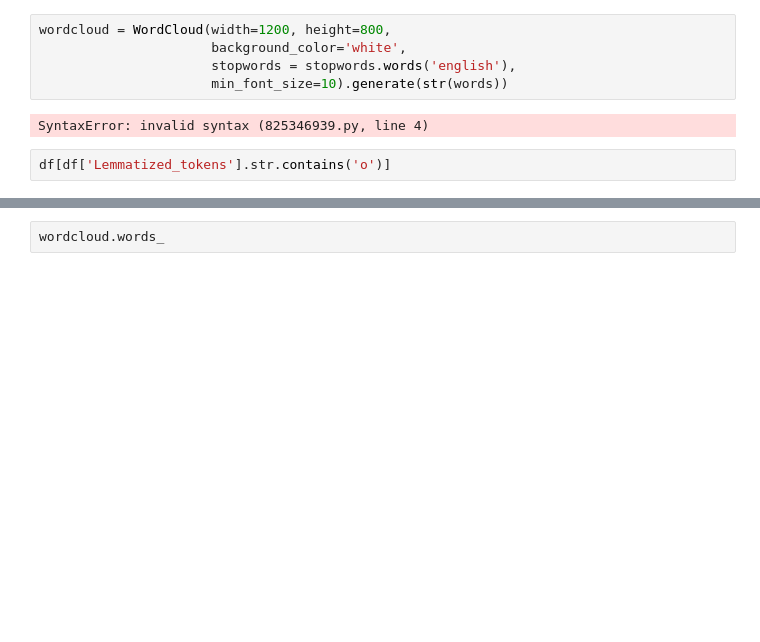
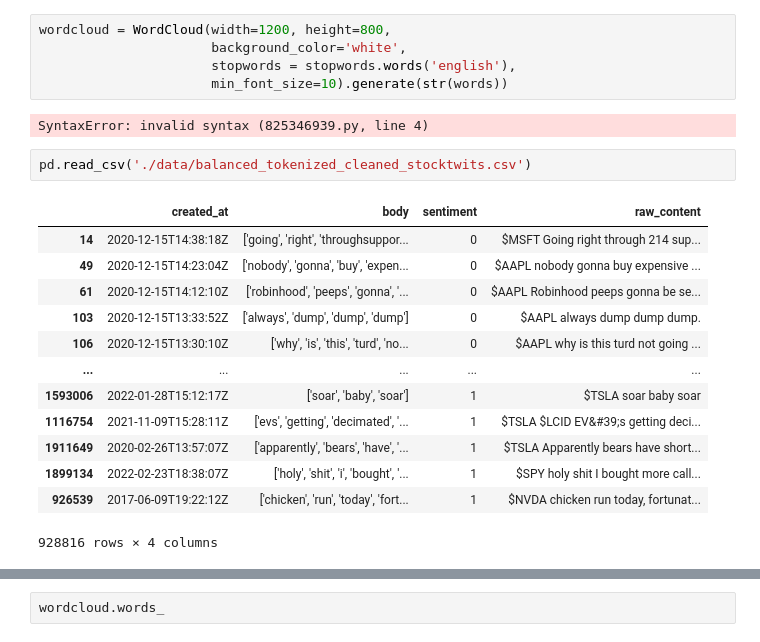
Before and after one commit to danielosetiawan/NLP_sentiment_analysis, a Jupyter notebook: Text Exploratory Analysis.ipynb, the cells around one changed output, grey strips where cells are left out. Drawn from its saved outputs; the diff is of its cells as text; blank space fills up the shorter version.

```diff
--- a/Text Exploratory Analysis.ipynb
+++ b/Text Exploratory Analysis.ipynb
@@ -67,4 +82,18 @@ wordcloud = WordCloud(width=1200, height=800,
 # %% [output]
 SyntaxError: invalid syntax (825346939.py, line 4)
 # %%
-df[df['Lemmatized_tokens'].str.contains('o')]
+pd.read_csv('./data/balanced_tokenized_cleaned_stocktwits.csv')
+# %% [output]
+|  | created_at | body | sentiment | raw_content |
+| 14 | 2020-12-15T14:38:18Z | ['going', 'right', 'throughsuppor... | 0 | $MSFT Going right through 214 sup... |
+| 49 | 2020-12-15T14:23:04Z | ['nobody', 'gonna', 'buy', 'expen... | 0 | $AAPL nobody gonna buy expensive ... |
+| 61 | 2020-12-15T14:12:10Z | ['robinhood', 'peeps', 'gonna', '... | 0 | $AAPL Robinhood peeps gonna be se... |
+| 103 | 2020-12-15T13:33:52Z | ['always', 'dump', 'dump', 'dump'] | 0 | $AAPL always dump dump dump. |
+| 106 | 2020-12-15T13:30:10Z | ['why', 'is', 'this', 'turd', 'no... | 0 | $AAPL why is this turd not going ... |
+| ... | ... | ... | ... | ... |
+| 1593006 | 2022-01-28T15:12:17Z | ['soar', 'baby', 'soar'] | 1 | $TSLA soar baby soar |
+| 1116754 | 2021-11-09T15:28:11Z | ['evs', 'getting', 'decimated', '... | 1 | $TSLA $LCID EV&#39;s getting deci... |
+| 1911649 | 2020-02-26T13:57:07Z | ['apparently', 'bears', 'have', '... | 1 | $TSLA Apparently bears have short... |
+| 1899134 | 2022-02-23T18:38:07Z | ['holy', 'shit', 'i', 'bought', '... | 1 | $SPY holy shit I bought more call... |
+| 926539 | 2017-06-09T19:22:12Z | ['chicken', 'run', 'today', 'fort... | 1 | $NVDA chicken run today, fortunat... |
+928816 rows × 4 columns
```
Also changed, not shown: parts of 5 cells of this notebook, 28 other files.
